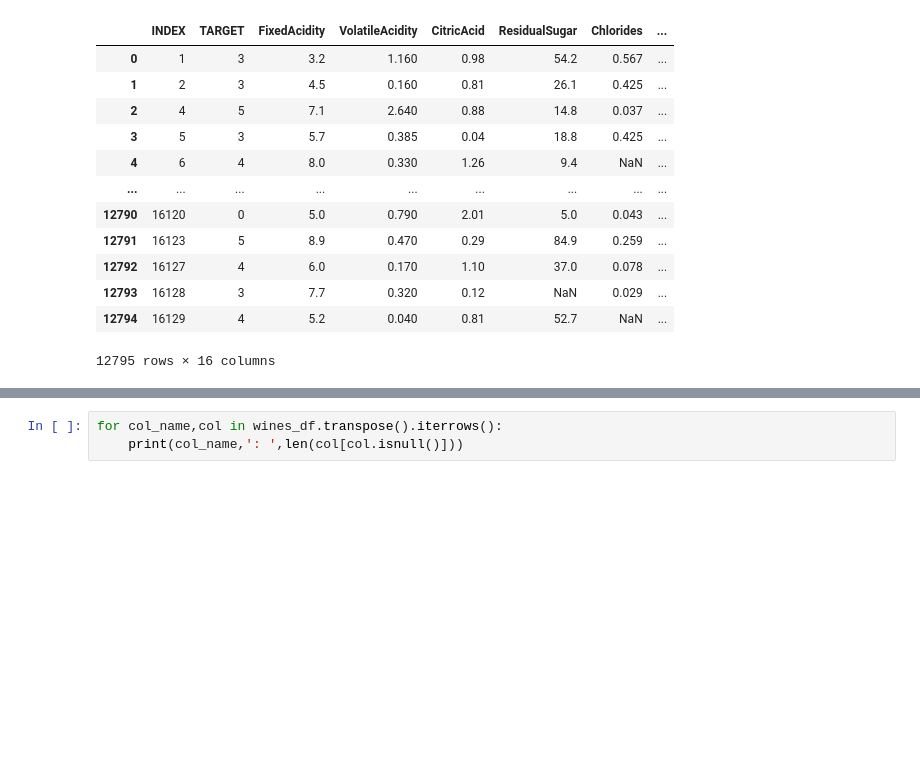
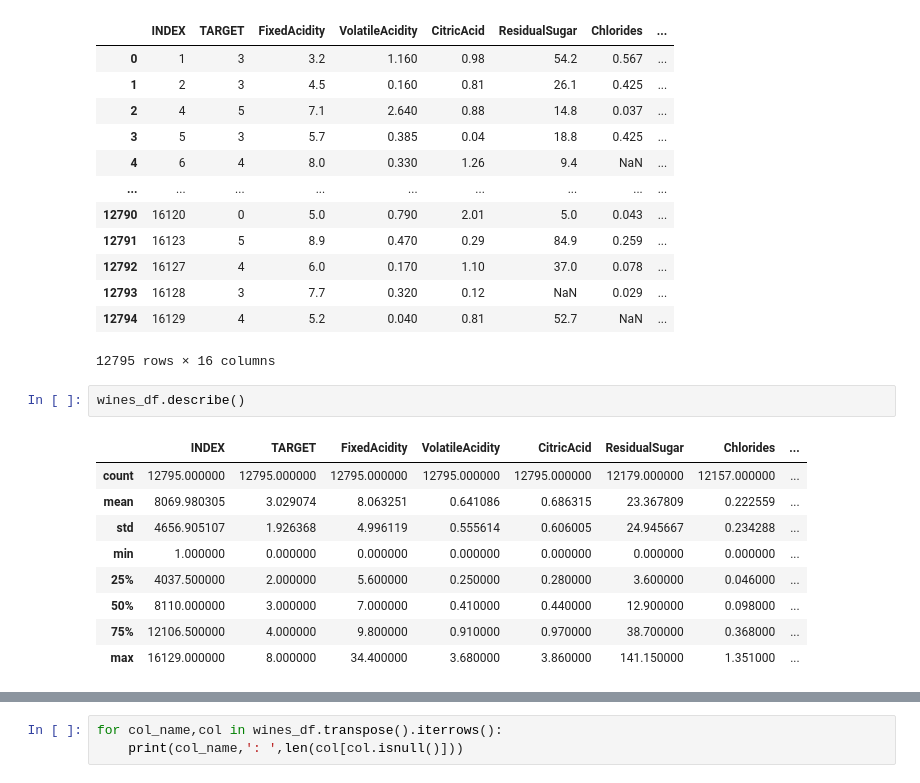
Before and after one commit to codepharmer/AI-6150, a Jupyter notebook: N_Weissman_M3_assn.ipynb, the cells around one changed output, grey strips where cells are left out. Drawn from its saved outputs; the diff is of its cells as text; blank space fills up the shorter version.

```diff
--- a/N_Weissman_M3_assn.ipynb
+++ b/N_Weissman_M3_assn.ipynb
@@ -33,3 +70,15 @@ wines_df
 | 12793 | 16128 | 3 | 7.7 | 0.320 | 0.12 | NaN | 0.029 | ... |
 | 12794 | 16129 | 4 | 5.2 | 0.040 | 0.81 | 52.7 | NaN | ... |
 12795 rows × 16 columns
+# %%
+wines_df.describe()
+# %% [output]
+|  | INDEX | TARGET | FixedAcidity | VolatileAcidity | CitricAcid | ResidualSugar | Chlorides | ... |
+| count | 12795.000000 | 12795.000000 | 12795.000000 | 12795.000000 | 12795.000000 | 12179.000000 | 12157.000000 | ... |
+| mean | 8069.980305 | 3.029074 | 8.063251 | 0.641086 | 0.686315 | 23.367809 | 0.222559 | ... |
+| std | 4656.905107 | 1.926368 | 4.996119 | 0.555614 | 0.606005 | 24.945667 | 0.234288 | ... |
+| min | 1.000000 | 0.000000 | 0.000000 | 0.000000 | 0.000000 | 0.000000 | 0.000000 | ... |
+| 25% | 4037.500000 | 2.000000 | 5.600000 | 0.250000 | 0.280000 | 3.600000 | 0.046000 | ... |
+| 50% | 8110.000000 | 3.000000 | 7.000000 | 0.410000 | 0.440000 | 12.900000 | 0.098000 | ... |
+| 75% | 12106.500000 | 4.000000 | 9.800000 | 0.910000 | 0.970000 | 38.700000 | 0.368000 | ... |
+| max | 16129.000000 | 8.000000 | 34.400000 | 3.680000 | 3.860000 | 141.150000 | 1.351000 | ... |
```
Also changed, not shown: parts of 16 cells of this notebook, 3 other files.
